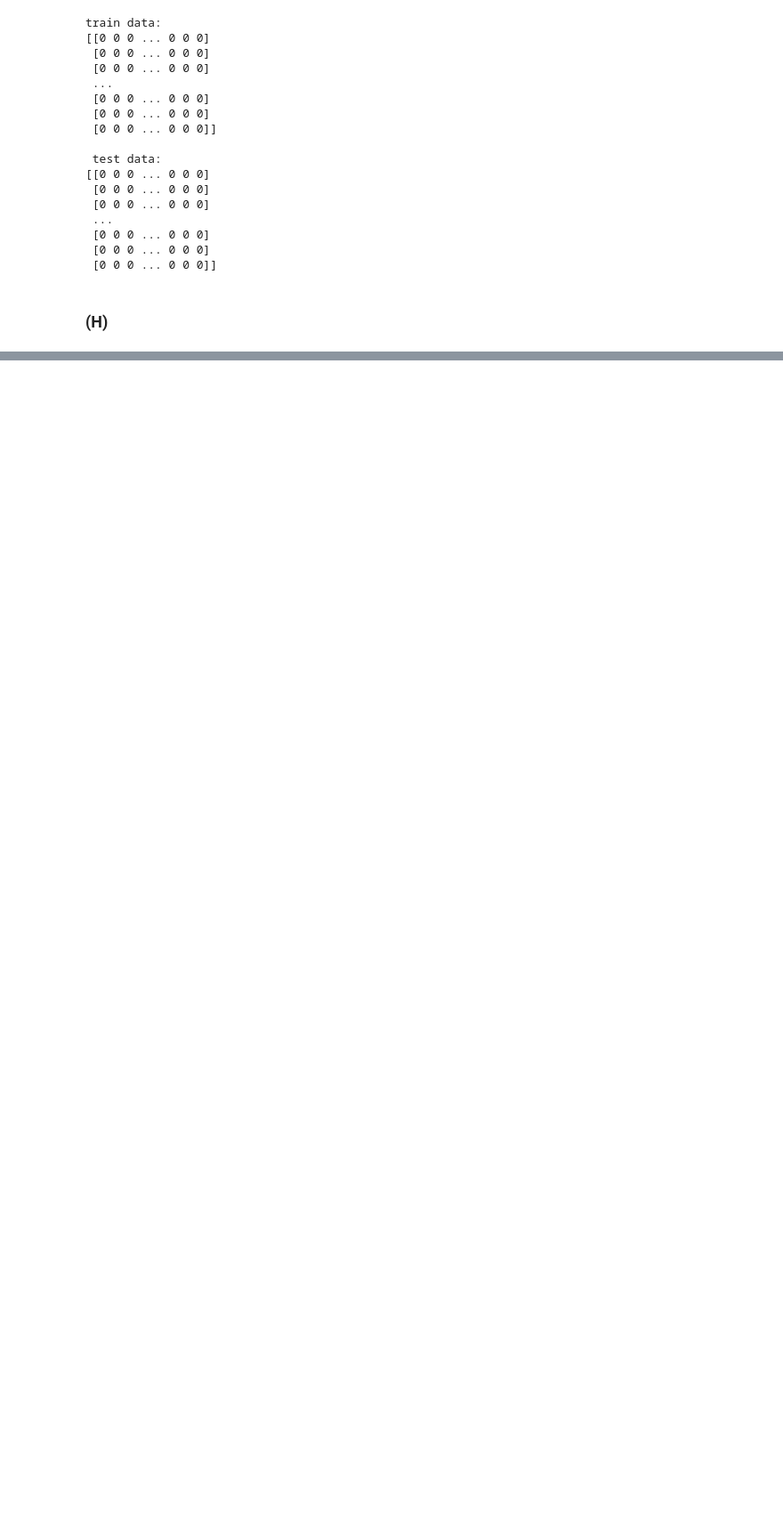
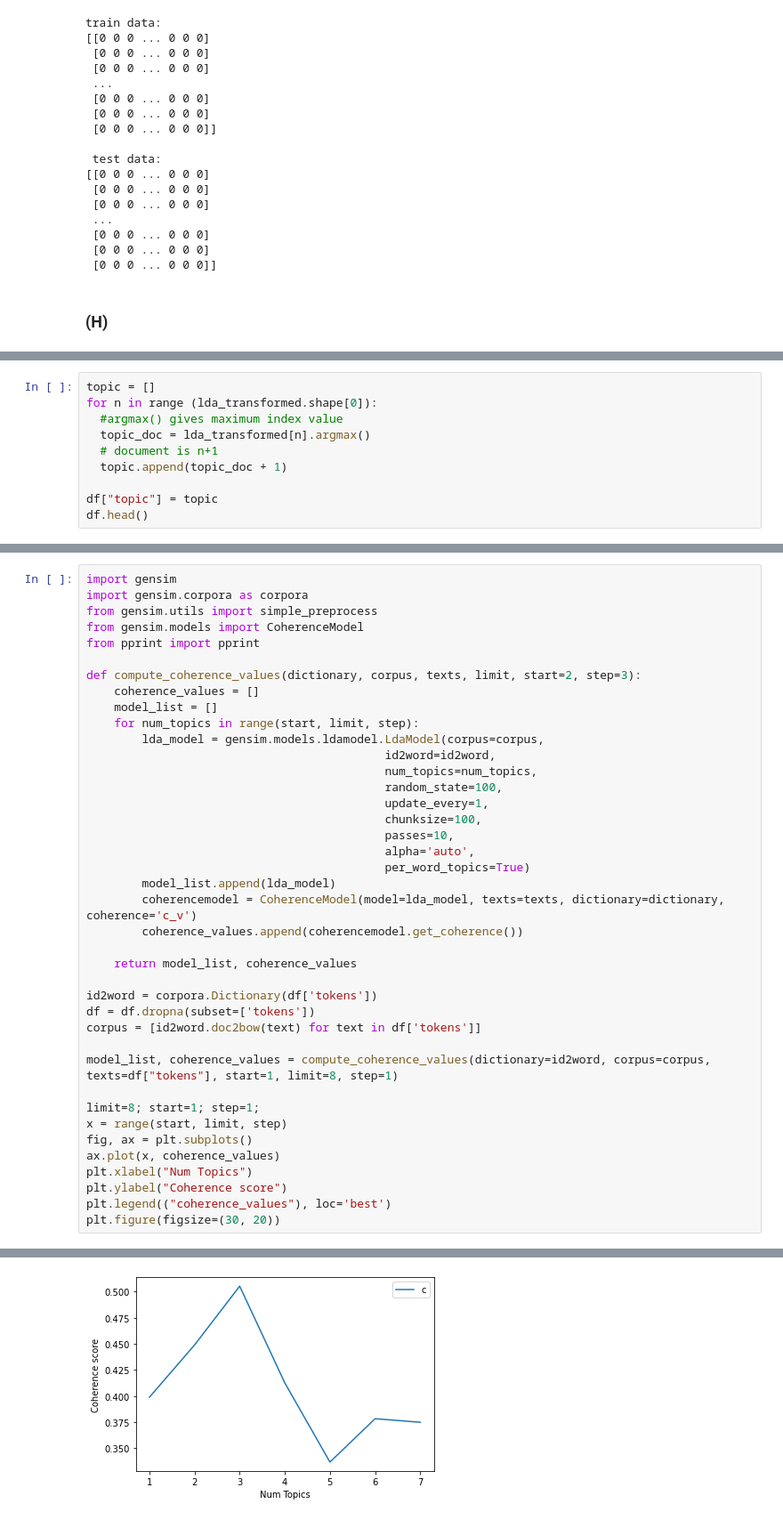
Before and after one commit to Runshi-Yang/JSC270-Final-Project, a Jupyter notebook: Assignment4.ipynb, the cells around one changed output, grey strips where cells are left out. Shown: that part at 89% size. Cells and saved outputs as stored; diff of their text form; blank space fills up the shorter version.

```diff
--- a/Assignment4.ipynb
+++ b/Assignment4.ipynb
@@ -273,0 +598,10 @@ Counts 2:    [7511 5682 3916 3781 3338]
+# %%
+topic = []
+for n in range (lda_transformed.shape[0]):
+  #argmax() gives maximum index value
+  topic_doc = lda_transformed[n].argmax()
+  # document is n+1
+  topic.append(topic_doc + 1)
+
+df["topic"] = topic
+df.head()
@@ -273,0 +643,41 @@ Counts 2:    [7511 5682 3916 3781 3338]
+# %%
+import gensim
+import gensim.corpora as corpora
+from gensim.utils import simple_preprocess
+from gensim.models import CoherenceModel
+from pprint import pprint
+
+def compute_coherence_values(dictionary, corpus, texts, limit, start=2, step=3):
+    coherence_values = []
+    model_list = []
+    for num_topics in range(start, limit, step):
+        lda_model = gensim.models.ldamodel.LdaModel(corpus=corpus,
+                                           id2word=id2word,
+                                           num_topics=num_topics,
+                                           random_state=100,
+                                           update_every=1,
+                                           chunksize=100,
+                                           passes=10,
+                                           alpha='auto',
+                                           per_word_topics=True)
+        model_list.append(lda_model)
+        coherencemodel = CoherenceModel(model=lda_model, texts=texts, dictionary=dictionary, coherence='c_v')
+        coherence_values.append(coherencemodel.get_coherence())
+
+    return model_list, coherence_values
+
+id2word = corpora.Dictionary(df['tokens'])
+df = df.dropna(subset=['tokens'])
+corpus = [id2word.doc2bow(text) for text in df['tokens']]
+
+model_list, coherence_values = compute_coherence_values(dictionary=id2word, corpus=corpus, texts=df["tokens"], start=1, limit=8, step=1)
+
+limit=8; start=1; step=1;
+x = range(start, limit, step)
+fig, ax = plt.subplots()
+ax.plot(x, coherence_values)
+plt.xlabel("Num Topics")
+plt.ylabel("Coherence score")
+plt.legend(("coherence_values"), loc='best')
+plt.figure(figsize=(30, 20))
+# %% [output]
@@ -273,0 +685 @@ Counts 2:    [7511 5682 3916 3781 3338]
+[figure, added]
```
Also changed, not shown: parts of 38 cells of this notebook.
